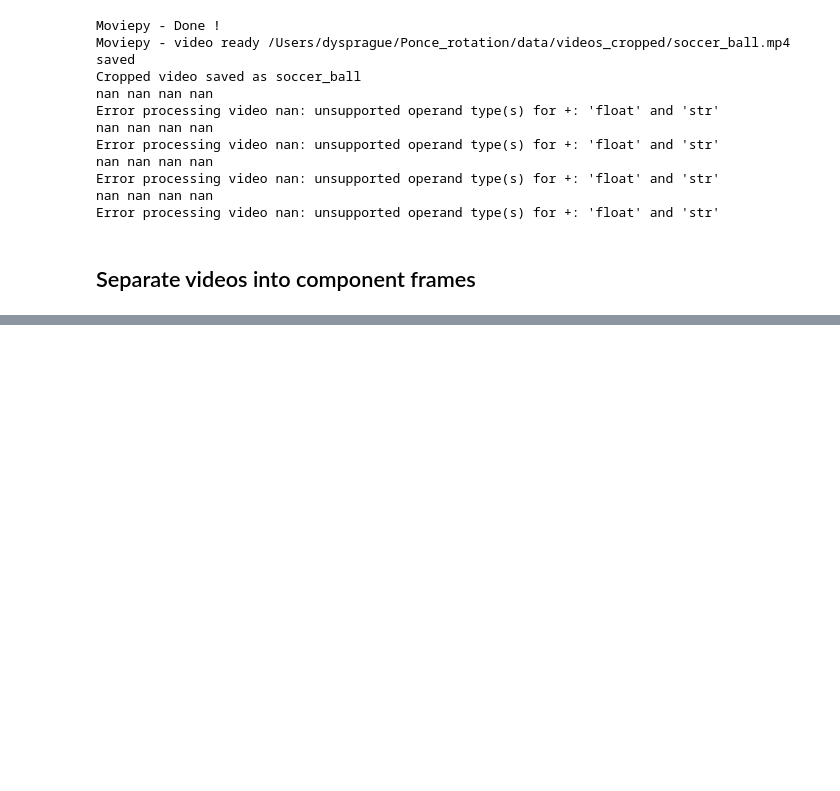
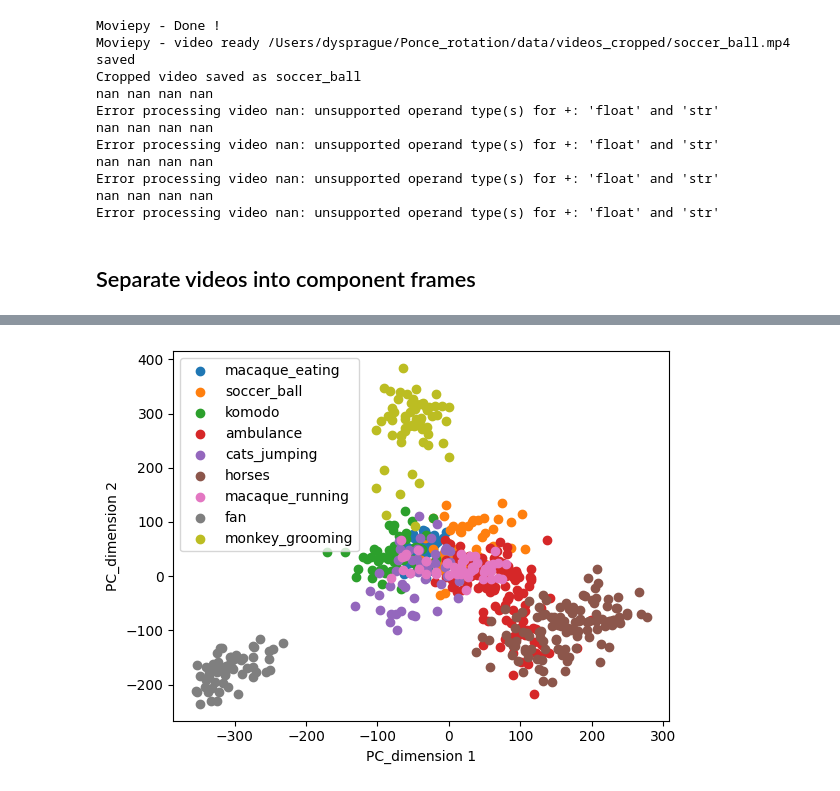
Before and after one commit to dysprague/Ponce_rotation, a Jupyter notebook: process_videos.ipynb, the cells around one changed output, grey strips where cells are left out. Drawn from its saved outputs; the diff is of its cells as text; code cells hidden in the pictures; blank space fills up the shorter version.

```diff
--- a/process_videos.ipynb
+++ b/process_videos.ipynb
@@ -177,0 +320,13 @@ for file in os.listdir(os.path.join(data_dir, 'videos_trimmed')):
+# %%
+fig = plt.figure()
+
+for key, value in pca_code.items():
+
+    plt.scatter(value[:,0], value[:,1], label=key)
+
+plt.legend()
+plt.xlabel('PC_dimension 1')
+plt.ylabel('PC_dimension 2')
+plt.show()
+# %% [output]
+[figure, added]
```
Also changed, not shown: parts of 18 cells of this notebook, 11 other files.
